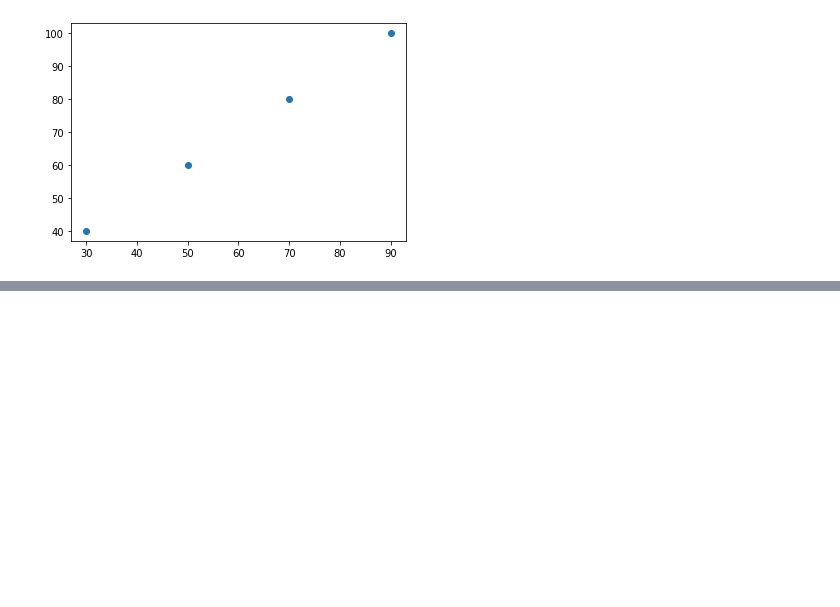
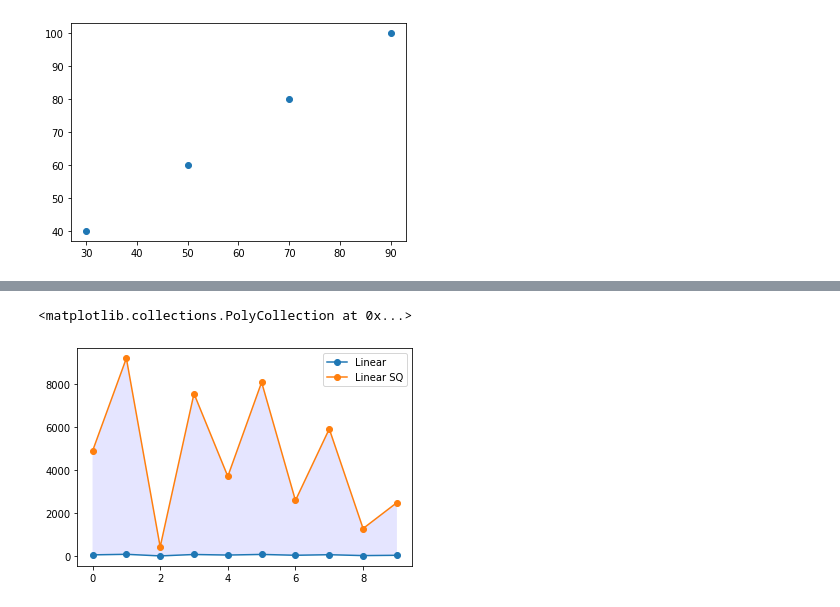
Before and after one commit to adithyanarayanan/Py-Plotting, a Jupyter notebook: Python_Plots_.ipynb, the cells around one changed output, grey strips where cells are left out. Drawn from its saved outputs; the diff is of its cells as text; code cells hidden in the pictures; blank space fills up the shorter version.

```diff
--- a/Python_Plots_.ipynb
+++ b/Python_Plots_.ipynb
@@ -52,0 +59,10 @@ plt.scatter(x,y, s=100, c=colors)
+# %%
+np.random.seed(123)
+linear = np.random.randint(4, 100, size=10)
+linear_sq = np.square(linear)
+plt.plot(linear, '-o', linear_sq, "-o")  #this uses the index of the series/array as the x axis
+plt.legend(['Linear', 'Linear SQ'])
+plt.gca().fill_between(range(len(linear)), linear, linear_sq, facecolor="blue", alpha=0.1) # Area within the range, between the lines, and the opacity
+# %% [output]
+<matplotlib.collections.PolyCollection at 0x...>
+[figure, added]
```
Also changed, not shown: parts of 5 cells of this notebook.
